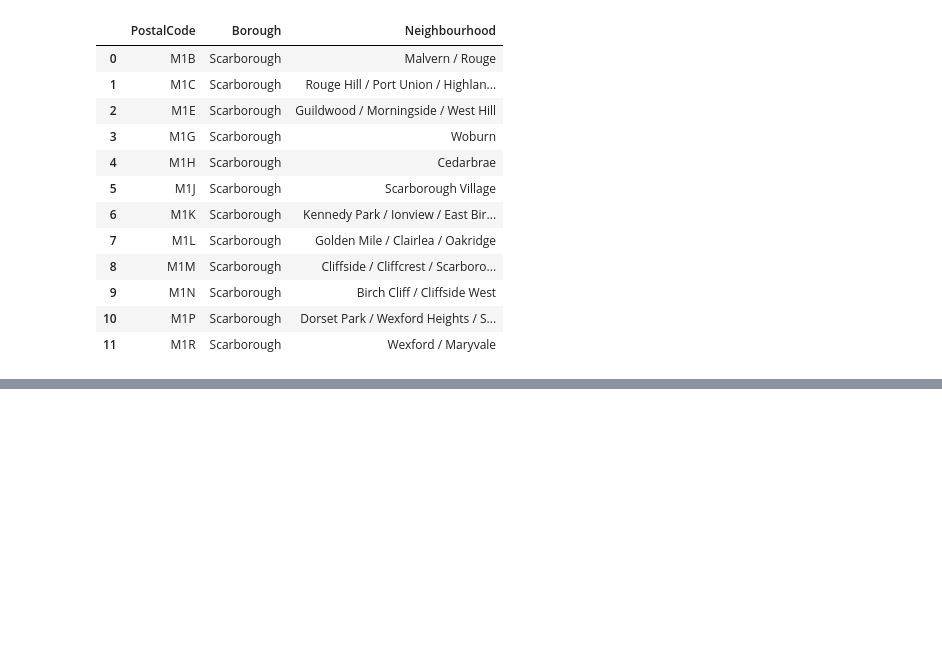
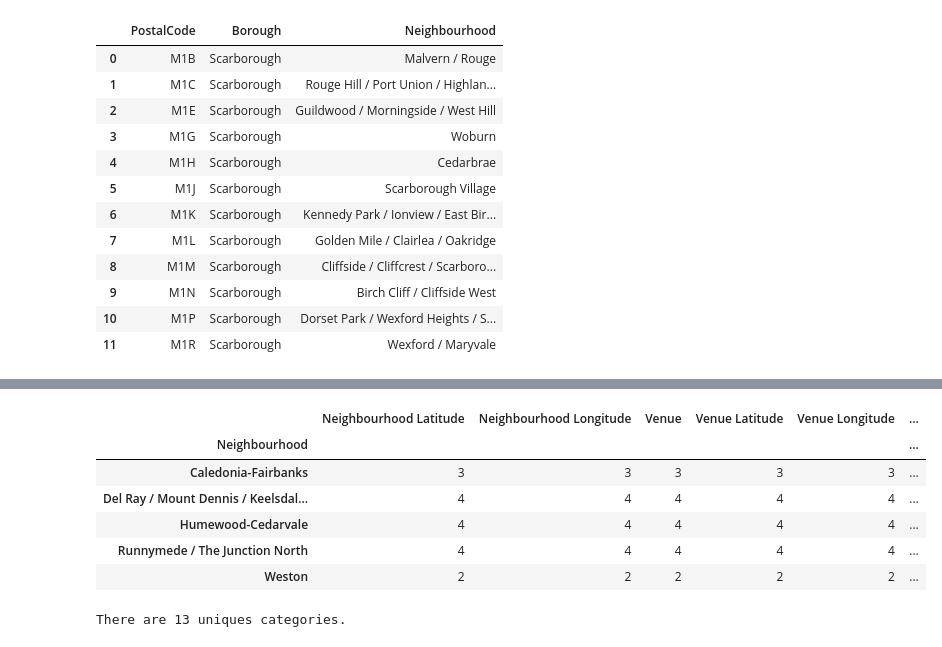
Before and after one commit to swatijha1509/coursea_capstone_project, a Jupyter notebook: Capstone-NoteBook-Intro.ipynb, the cells around one changed output, grey strips where cells are left out. Saved outputs shown, nothing was run; the diff lists cells and outputs as text; code cells hidden in the pictures; blank space fills up the shorter version.

```diff
--- a/Capstone-NoteBook-Intro.ipynb
+++ b/Capstone-NoteBook-Intro.ipynb
@@ -227,0 +931,12 @@ df3.head(12)
+# %%
+#Enter your Foursquare credentials:
+CLIENT_ID = 'YICYHHYOY5L4CARMWOGZ5DDHOKYJMI2FO5ZD5LHVVYO1EIE5' # your Foursquare ID
+
+CLIENT_SECRET = 'LMMCGWEYUT5W2KG5QF0T2NDJKIJCL3B134SFMGWOXIP5IJWO' # your Foursquare Secret
+
+VERSION = '20180605' # Foursquare API version
+
+print('My credentails: ***')
+
+print('CLIENT_ID: ' + CLIENT_ID)
+print('CLIENT_SECRET:' + CLIENT_SECRET)
@@ -227,0 +960,9 @@ df3.head(12)
+# %%
+neighbourhood_latitude = york_data.loc[0, 'Latitude'] # neighborhood latitude value
+neighbourhood_longitude = york_data.loc[0, 'Longitude'] # neighborhood longitude value
+
+neighbourhood_name = york_data.loc[0, 'Neighbourhood'] # neighborhood name
+
+print('Latitude and longitude values of {} are {}, {}.'.format(neighbourhood_name,
+                                                               neighbourhood_latitude,
+                                                               neighbourhood_longitude))
@@ -227,0 +971,14 @@ df3.head(12)
+# %%
+LIMIT = 100 # limit of number of venues returned by Foursquare API
+radius = 500 # define radius
+
+ # create URL
+url = 'https://api.foursquare.com/v2/venues/explore?&client_id={}&client_secret={}&v={}&ll={},{}&radius={}&limit={}'.format(
+    CLIENT_ID,
+    CLIENT_SECRET,
+    VERSION,
+    neighbourhood_latitude,
+    neighbourhood_longitude,
+    radius,
+    LIMIT)
+url # display URL
@@ -227,0 +1088,5 @@ df3.head(12)
+# %%
+york_venues = getNearbyVenues(names=york_data['Neighbourhood'],
+                                   latitudes=york_data['Latitude'],
+                                   longitudes=york_data['Longitude']
+                                  )
@@ -227,0 +1123,14 @@ df3.head(12)
+# %%
+york_venues.groupby('Neighbourhood').count()
+# %% [output]
+|  | Neighbourhood Latitude | Neighbourhood Longitude | Venue | Venue Latitude | Venue Longitude | ... |
+| Neighbourhood |  |  |  |  |  | ... |
+| Caledonia-Fairbanks | 3 | 3 | 3 | 3 | 3 | ... |
+| Del Ray / Mount Dennis / Keelsdal... | 4 | 4 | 4 | 4 | 4 | ... |
+| Humewood-Cedarvale | 4 | 4 | 4 | 4 | 4 | ... |
+| Runnymede / The Junction North | 4 | 4 | 4 | 4 | 4 | ... |
+| Weston | 2 | 2 | 2 | 2 | 2 | ... |
+# %%
+print('There are {} uniques categories.'.format(len(york_venues['Venue Category'].unique())))
+# %% [output]
+There are 13 uniques categories.
```
Also changed, not shown: parts of 103 cells of this notebook.
